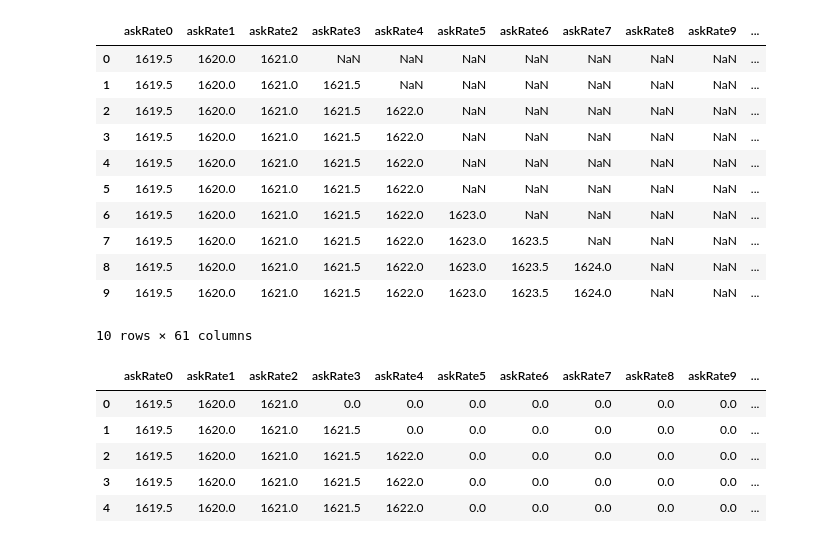
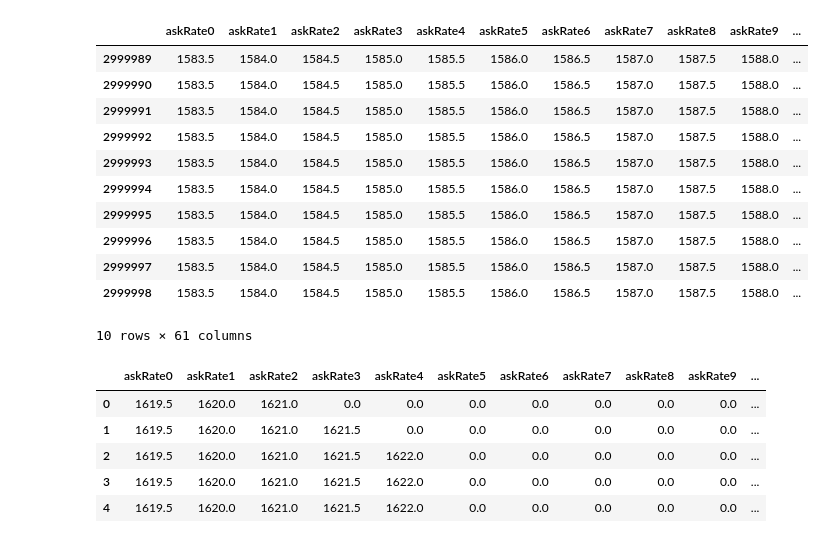
Before and after one commit to NhanDoV/Kaggle-6-first-projects, a Jupyter notebook: Time_series/XTX Challenge/XTX_challenge using LSTM.ipynb, the cells around one changed output. Cells and saved outputs as stored; diff of their text form; code cells hidden in the pictures.

```diff
--- a/Time_series/XTX Challenge/XTX_challenge using LSTM.ipynb
+++ b/Time_series/XTX Challenge/XTX_challenge using LSTM.ipynb
@@ -8,5 +8,5 @@ import matplotlib.pyplot as plt
 %time df = pd.read_csv(r"D:\Nhan\Data\XTX_data.csv")
 
 print(df.shape)
-df.head(10)
+df.tail(10)
 # %% [output]
@@ -14,15 +14,15 @@ Wall time: 13.4 s
 (2999999, 61)
 |  | askRate0 | askRate1 | askRate2 | askRate3 | askRate4 | askRate5 | askRate6 | askRate7 | askRate8 | askRate9 | ... |
-| 0 | 1619.5 | 1620.0 | 1621.0 | NaN | NaN | NaN | NaN | NaN | NaN | NaN | ... |
-| 1 | 1619.5 | 1620.0 | 1621.0 | 1621.5 | NaN | NaN | NaN | NaN | NaN | NaN | ... |
-| 2 | 1619.5 | 1620.0 | 1621.0 | 1621.5 | 1622.0 | NaN | NaN | NaN | NaN | NaN | ... |
-| 3 | 1619.5 | 1620.0 | 1621.0 | 1621.5 | 1622.0 | NaN | NaN | NaN | NaN | NaN | ... |
-| 4 | 1619.5 | 1620.0 | 1621.0 | 1621.5 | 1622.0 | NaN | NaN | NaN | NaN | NaN | ... |
-| 5 | 1619.5 | 1620.0 | 1621.0 | 1621.5 | 1622.0 | NaN | NaN | NaN | NaN | NaN | ... |
-| 6 | 1619.5 | 1620.0 | 1621.0 | 1621.5 | 1622.0 | 1623.0 | NaN | NaN | NaN | NaN | ... |
-| 7 | 1619.5 | 1620.0 | 1621.0 | 1621.5 | 1622.0 | 1623.0 | 1623.5 | NaN | NaN | NaN | ... |
-| 8 | 1619.5 | 1620.0 | 1621.0 | 1621.5 | 1622.0 | 1623.0 | 1623.5 | 1624.0 | NaN | NaN | ... |
-| 9 | 1619.5 | 1620.0 | 1621.0 | 1621.5 | 1622.0 | 1623.0 | 1623.5 | 1624.0 | NaN | NaN | ... |
+| 2999989 | 1583.5 | 1584.0 | 1584.5 | 1585.0 | 1585.5 | 1586.0 | 1586.5 | 1587.0 | 1587.5 | 1588.0 | ... |
+| 2999990 | 1583.5 | 1584.0 | 1584.5 | 1585.0 | 1585.5 | 1586.0 | 1586.5 | 1587.0 | 1587.5 | 1588.0 | ... |
+| 2999991 | 1583.5 | 1584.0 | 1584.5 | 1585.0 | 1585.5 | 1586.0 | 1586.5 | 1587.0 | 1587.5 | 1588.0 | ... |
+| 2999992 | 1583.5 | 1584.0 | 1584.5 | 1585.0 | 1585.5 | 1586.0 | 1586.5 | 1587.0 | 1587.5 | 1588.0 | ... |
+| 2999993 | 1583.5 | 1584.0 | 1584.5 | 1585.0 | 1585.5 | 1586.0 | 1586.5 | 1587.0 | 1587.5 | 1588.0 | ... |
+| 2999994 | 1583.5 | 1584.0 | 1584.5 | 1585.0 | 1585.5 | 1586.0 | 1586.5 | 1587.0 | 1587.5 | 1588.0 | ... |
+| 2999995 | 1583.5 | 1584.0 | 1584.5 | 1585.0 | 1585.5 | 1586.0 | 1586.5 | 1587.0 | 1587.5 | 1588.0 | ... |
+| 2999996 | 1583.5 | 1584.0 | 1584.5 | 1585.0 | 1585.5 | 1586.0 | 1586.5 | 1587.0 | 1587.5 | 1588.0 | ... |
+| 2999997 | 1583.5 | 1584.0 | 1584.5 | 1585.0 | 1585.5 | 1586.0 | 1586.5 | 1587.0 | 1587.5 | 1588.0 | ... |
+| 2999998 | 1583.5 | 1584.0 | 1584.5 | 1585.0 | 1585.5 | 1586.0 | 1586.5 | 1587.0 | 1587.5 | 1588.0 | ... |
 10 rows × 61 columns
 # %%
 df = df = df.fillna(0)
```
Also changed, not shown: parts of 25 cells of this notebook.
